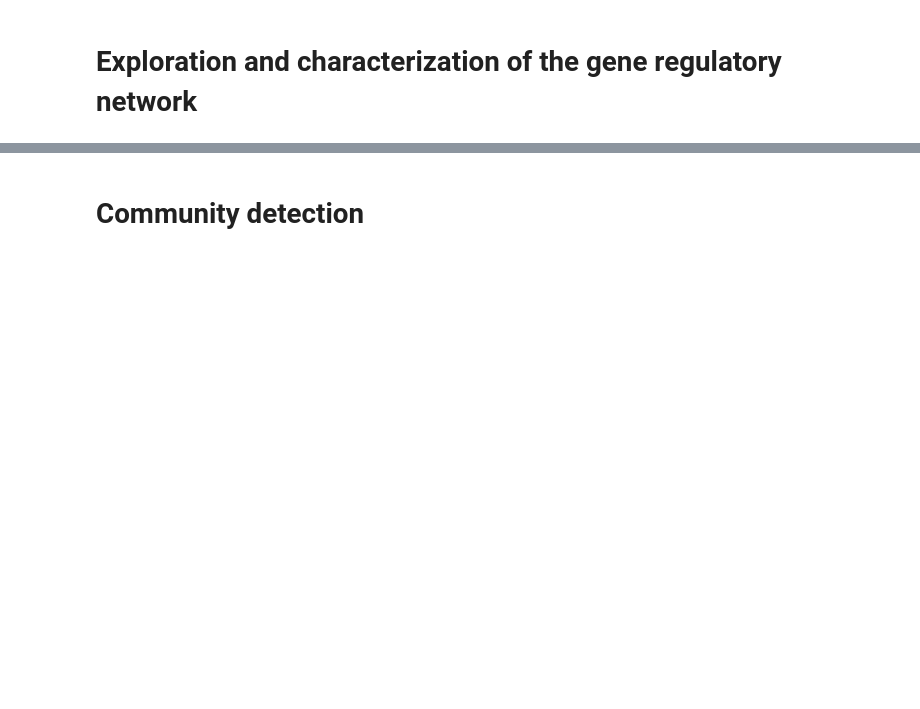
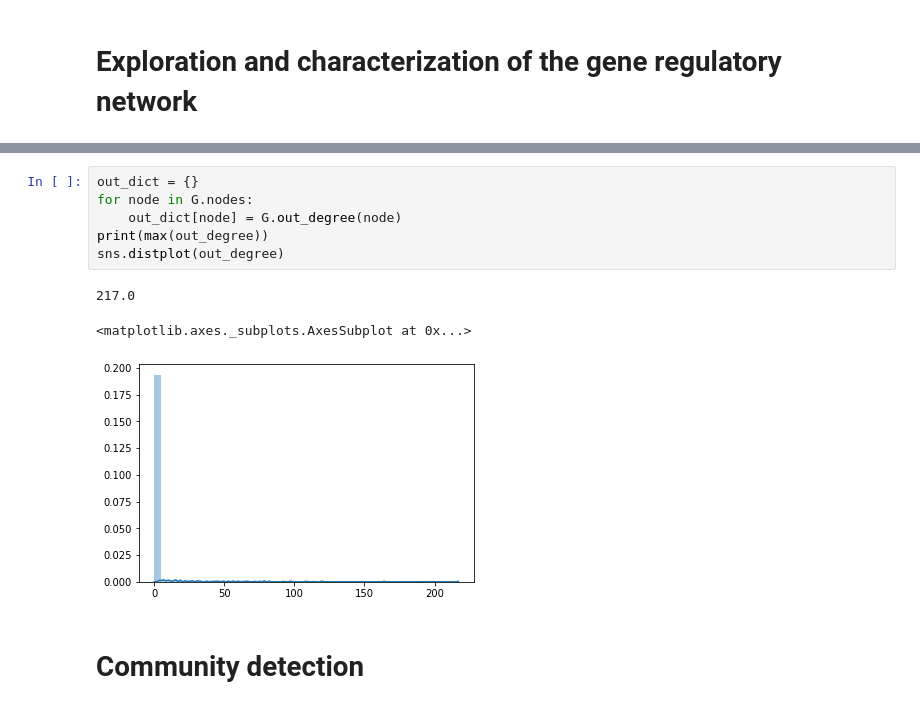
Before and after one commit to RuzickaJiri/Computer_Sciences, a Jupyter notebook: Graph_Theory.ipynb, the cells around one changed output, grey strips where cells are left out. Drawn from its saved outputs; the diff is of its cells as text; blank space fills up the shorter version.

```diff
--- a/Graph_Theory.ipynb
+++ b/Graph_Theory.ipynb
@@ -43,3 +158,13 @@ DegreeView({'G15': 84, 'G1': 122, 'G98': 82, 'G109': 68, 'G22': 76, 'G9': 1, 'G2
+# %%
+out_dict = {}
+for node in G.nodes:
+    out_dict[node] = G.out_degree(node)
+print(max(out_degree))
+sns.distplot(out_degree)
+# %% [output]
+217.0
+<matplotlib.axes._subplots.AxesSubplot at 0x...>
+[figure, added]
 # %% [markdown]
 # Community detection
 # %% [markdown]
```
Also changed, not shown: parts of 27 cells of this notebook.
